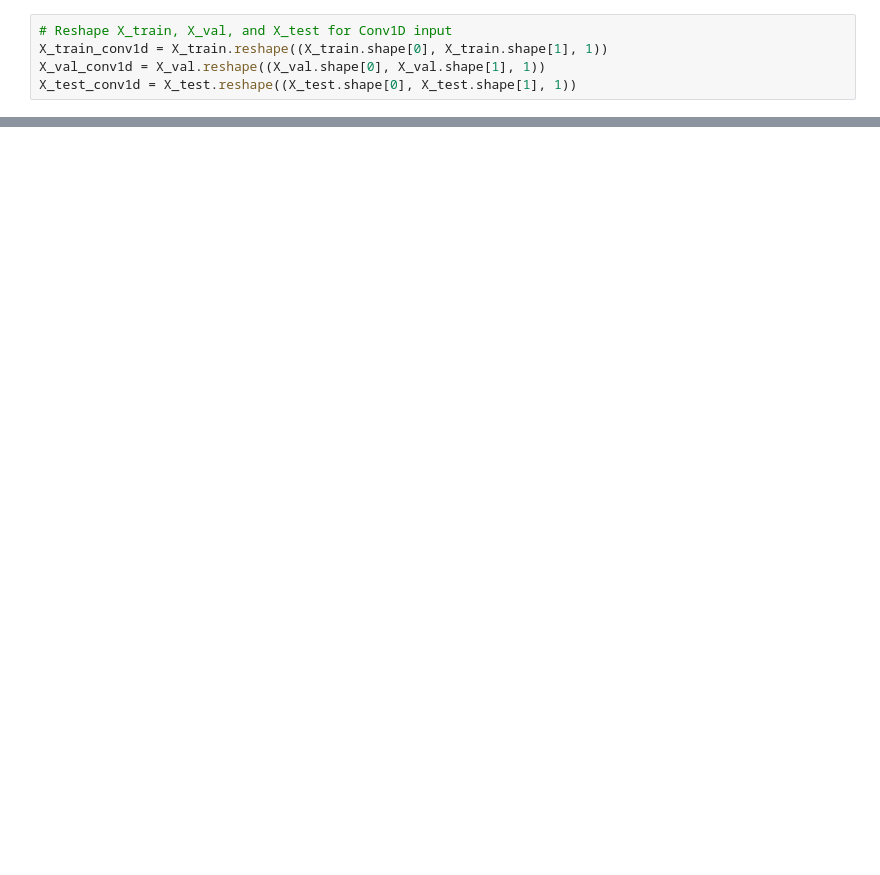
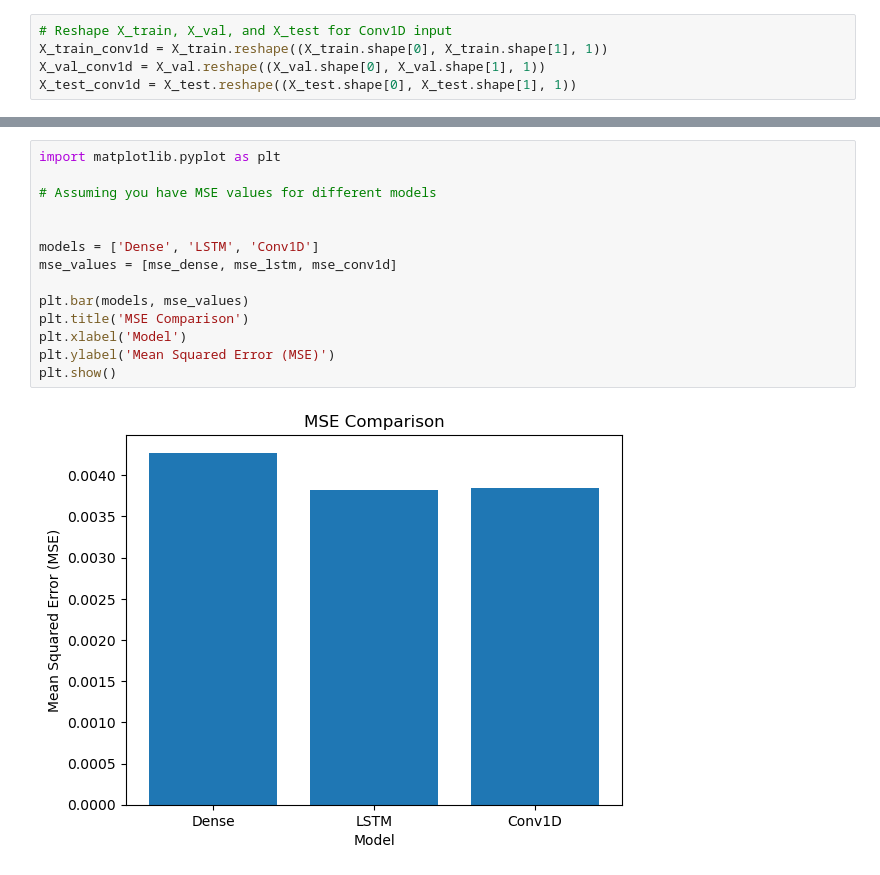
Before and after one commit to aevnum/wheat-price-prediction-deep-learning, a Jupyter notebook: SIH.ipynb, the cells around one changed output, grey strips where cells are left out. Drawn from its saved outputs; the diff is of its cells as text; blank space fills up the shorter version.

Commit message:
added plots 1

```diff
--- a/SIH.ipynb
+++ b/SIH.ipynb
@@ -376,0 +385,16 @@ NameError: name 'mean_absolute_error' is not defined
+# %%
+import matplotlib.pyplot as plt
+
+# Assuming you have MSE values for different models
+
+
+models = ['Dense', 'LSTM', 'Conv1D']
+mse_values = [mse_dense, mse_lstm, mse_conv1d]
+
+plt.bar(models, mse_values)
+plt.title('MSE Comparison')
+plt.xlabel('Model')
+plt.ylabel('Mean Squared Error (MSE)')
+plt.show()
+# %% [output]
+[figure, added]
```
Also changed, not shown: parts of 7 cells of this notebook.
